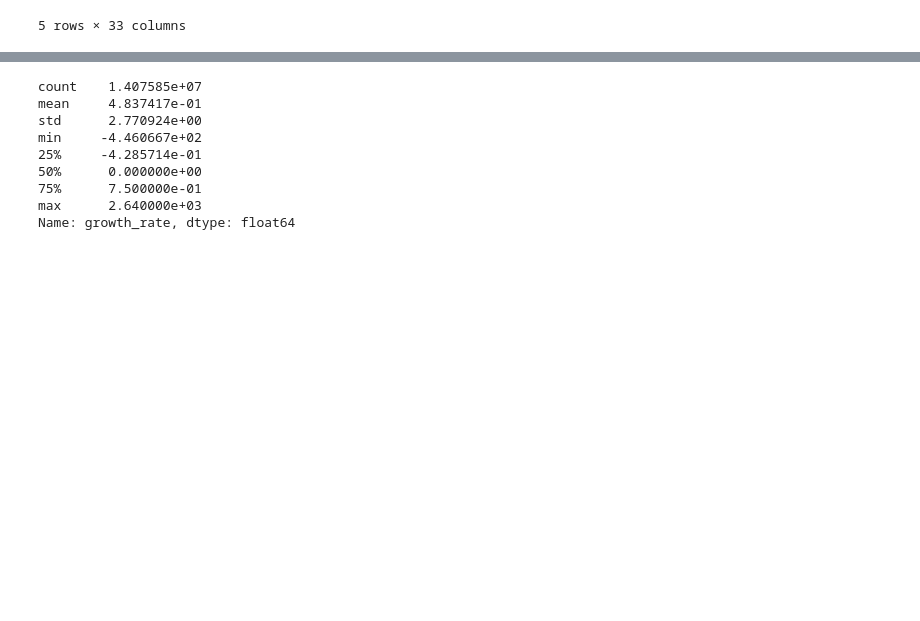
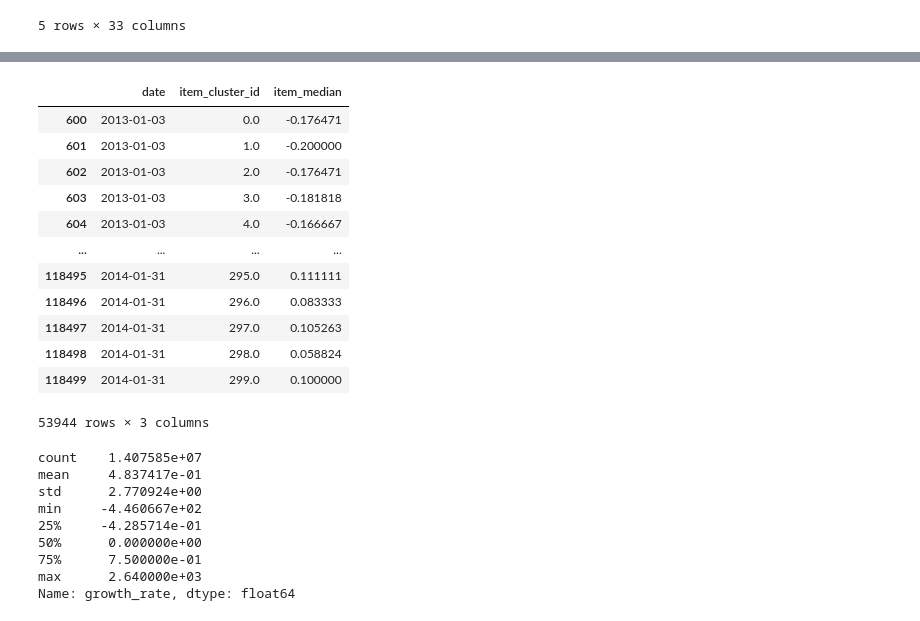
Before and after one commit to ygrepo/kaggle_favorita_grocery_sales_forecasting, a Jupyter notebook: notebook/load_data.ipynb, the cells around one changed output, grey strips where cells are left out. Saved outputs shown, nothing was run; the diff lists cells and outputs as text; code cells hidden in the pictures; blank space fills up the shorter version.

```diff
--- a/notebook/load_data.ipynb
+++ b/notebook/load_data.ipynb
@@ -178,0 +236,4 @@ df.head()
+# %%
+path = "../output/data/2013_2014_store_2000_item_cyc_features_with_item_medians.parquet"
+df = pd.read_parquet(path)
+df.head()
@@ -179,3 +247,19 @@ df.head()
+# %%
+df.query("item_median!= 0")
+# %% [output]
+|  | date | item_cluster_id | item_median |
+| 600 | 2013-01-03 | 0.0 | -0.176471 |
+| 601 | 2013-01-03 | 1.0 | -0.200000 |
+| 602 | 2013-01-03 | 2.0 | -0.176471 |
+| 603 | 2013-01-03 | 3.0 | -0.181818 |
+| 604 | 2013-01-03 | 4.0 | -0.166667 |
+| ... | ... | ... | ... |
+| 118495 | 2014-01-31 | 295.0 | 0.111111 |
+| 118496 | 2014-01-31 | 296.0 | 0.083333 |
+| 118497 | 2014-01-31 | 297.0 | 0.105263 |
+| 118498 | 2014-01-31 | 298.0 | 0.058824 |
+| 118499 | 2014-01-31 | 299.0 | 0.100000 |
+53944 rows × 3 columns
 # %%
 df["growth_rate"].describe()
 # %% [output]
```
Also changed, not shown: parts of 6 cells of this notebook, 1 other file.
